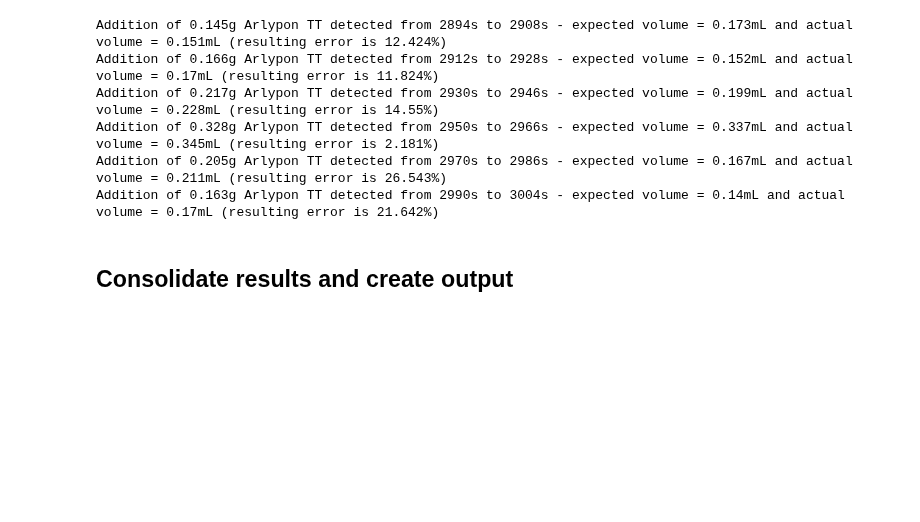
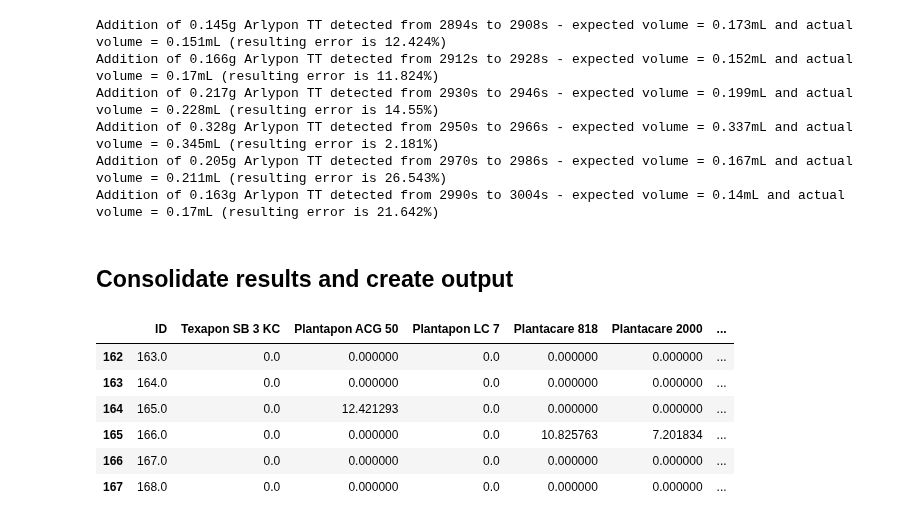
Before and after one commit to AniketChitre/formulations-prep, a Jupyter notebook: balance_analysis.ipynb, the cells around one changed output. Cells and saved outputs as stored; diff of their text form; code cells hidden in the pictures; blank space fills up the shorter version.

```diff
--- a/balance_analysis.ipynb
+++ b/balance_analysis.ipynb
@@ -93,11 +93,19 @@ Addition of 0.163g Arlypon TT detected from 2990s to 3004s - expected volume = 0
 # %%
 for step in steps:
     step.addToSample()
 actualMassFractions = pd.DataFrame(dtype='float64').reindex_like(instructions)
 actualMassFractions[:]=0
 for i in range(len(sampleList)):
     actualMassFractions['ID'].iloc[i] = sampleList[i].sampleId
     for entry in sampleList[i].addedMassSeries.iteritems():
         actualMassFractions[entry[0]].iloc[i] = entry[1]/sampleList[i].actualMass*100
-actualMassFractions.to_csv('mass_data/FreshlyAnalysed_130323_S157-S162.csv', index=False)
+actualMassFractions.to_csv('mass_data/FreshlyAnalysed_130323_S163-S168.csv', index=False)
 actualMassFractions
+# %% [output]
+|  | ID | Texapon SB 3 KC | Plantapon ACG 50 | Plantapon LC 7 | Plantacare 818 | Plantacare 2000 | ... |
+| 162 | 163.0 | 0.0 | 0.000000 | 0.0 | 0.000000 | 0.000000 | ... |
+| 163 | 164.0 | 0.0 | 0.000000 | 0.0 | 0.000000 | 0.000000 | ... |
+| 164 | 165.0 | 0.0 | 12.421293 | 0.0 | 0.000000 | 0.000000 | ... |
+| 165 | 166.0 | 0.0 | 0.000000 | 0.0 | 10.825763 | 7.201834 | ... |
+| 166 | 167.0 | 0.0 | 0.000000 | 0.0 | 0.000000 | 0.000000 | ... |
+| 167 | 168.0 | 0.0 | 0.000000 | 0.0 | 0.000000 | 0.000000 | ... |
```
